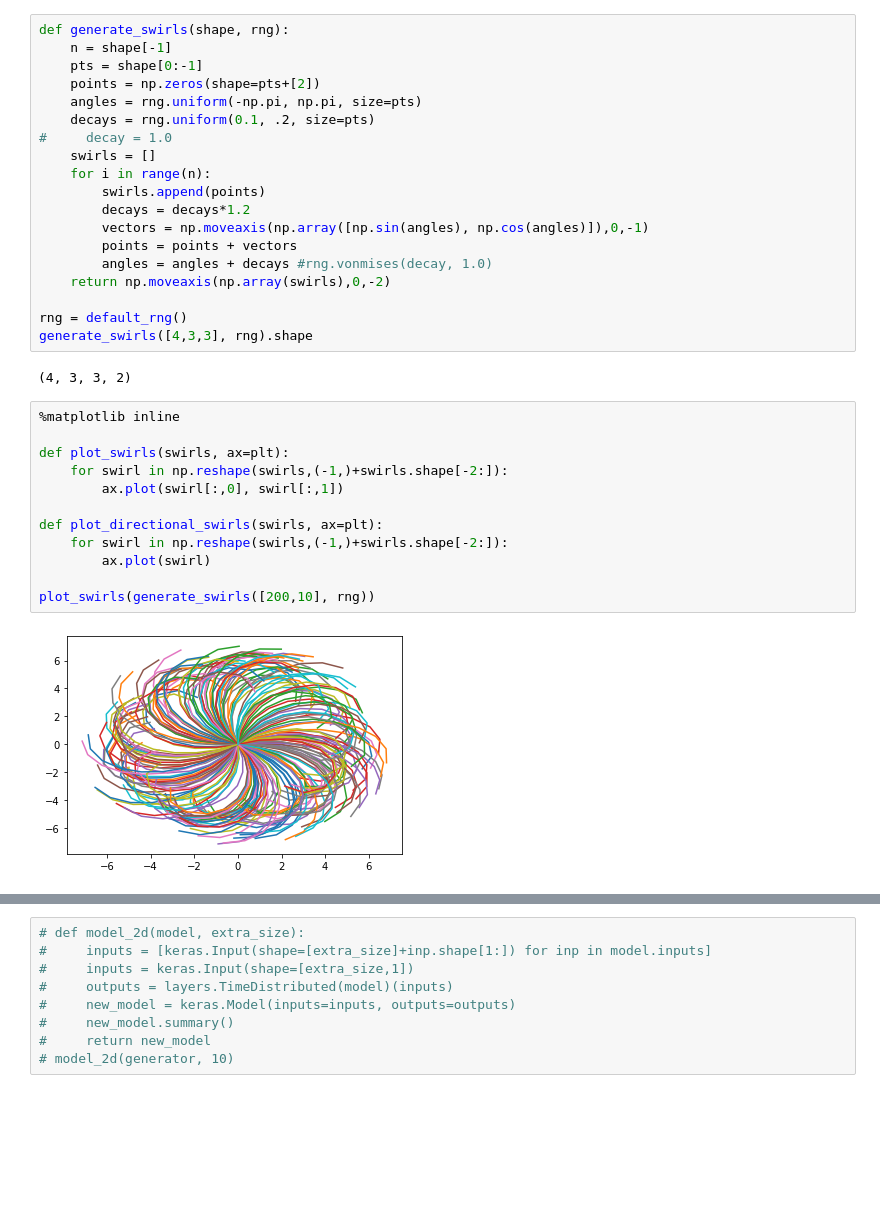
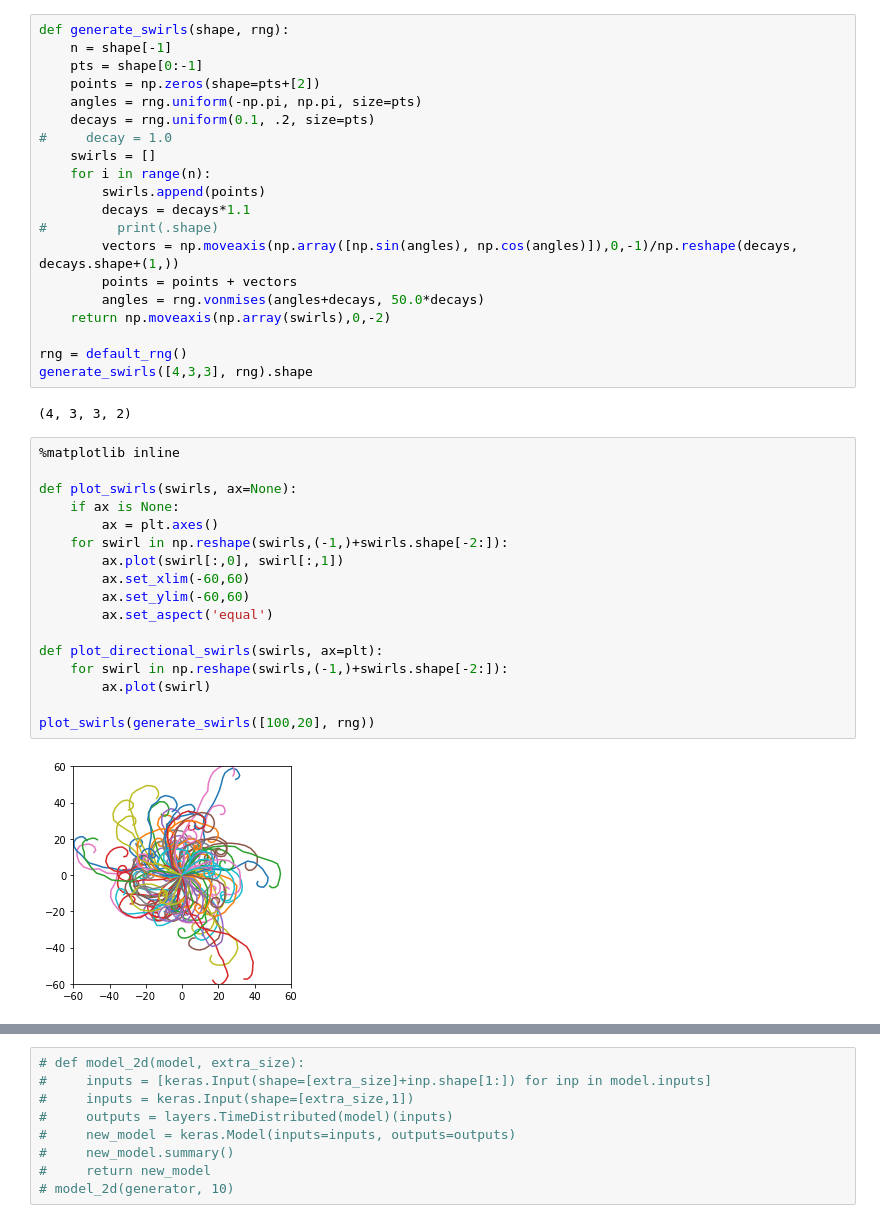
Before and after one commit to bmabsout/swirls, a Jupyter notebook: Swirls.ipynb, the cells around one changed output, grey strips where cells are left out. Drawn from its saved outputs; the diff is of its cells as text; blank space fills up the shorter version.

```diff
--- a/Swirls.ipynb
+++ b/Swirls.ipynb
@@ -22,10 +22,11 @@ def generate_swirls(shape, rng):
     swirls = []
     for i in range(n):
         swirls.append(points)
-        decays = decays*1.2
-        vectors = np.moveaxis(np.array([np.sin(angles), np.cos(angles)]),0,-1)
+        decays = decays*1.1
+#         print(.shape)
+        vectors = np.moveaxis(np.array([np.sin(angles), np.cos(angles)]),0,-1)/np.reshape(decays, decays.shape+(1,))
         points = points + vectors
-        angles = angles + decays #rng.vonmises(decay, 1.0)
+        angles = rng.vonmises(angles+decays, 50.0*decays)
     return np.moveaxis(np.array(swirls),0,-2)
 
 rng = default_rng()
@@ -35,14 +36,19 @@ generate_swirls([4,3,3], rng).shape
 # %%
 %matplotlib inline
 
-def plot_swirls(swirls, ax=plt):
+def plot_swirls(swirls, ax=None):
+    if ax is None:
+        ax = plt.axes()
     for swirl in np.reshape(swirls,(-1,)+swirls.shape[-2:]):
         ax.plot(swirl[:,0], swirl[:,1])
+        ax.set_xlim(-60,60)
+        ax.set_ylim(-60,60)
+        ax.set_aspect('equal')
 
 def plot_directional_swirls(swirls, ax=plt):
     for swirl in np.reshape(swirls,(-1,)+swirls.shape[-2:]):
         ax.plot(swirl)
 
-plot_swirls(generate_swirls([200,10], rng))
+plot_swirls(generate_swirls([100,20], rng))
 # %% [output]
-[figure, old version]
+[figure, new version]
```
Also changed, not shown: parts of 11 cells of this notebook, 2 other files.
